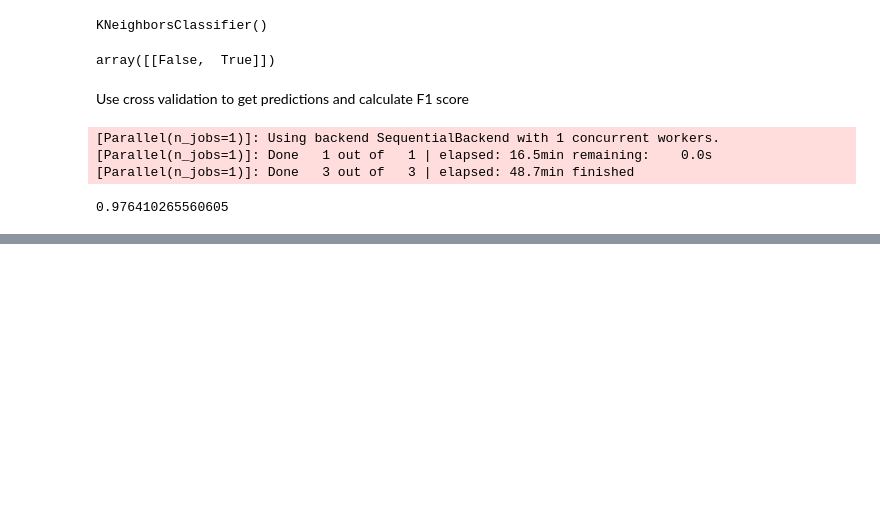
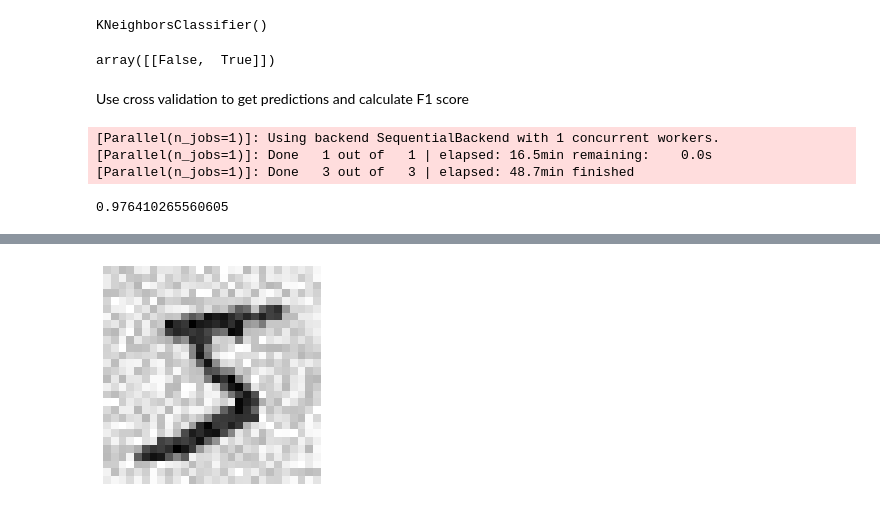
Before and after one commit to abhattacherjee/classification_mnist_digits, a Jupyter notebook: classification_mnist_digits.ipynb, the cells around one changed output, grey strips where cells are left out. Drawn from its saved outputs; the diff is of its cells as text; code cells hidden in the pictures; blank space fills up the shorter version.

```diff
--- a/classification_mnist_digits.ipynb
+++ b/classification_mnist_digits.ipynb
@@ -515,0 +521,12 @@ f1_score(y_multilabel, y_train_knn_pred, average='macro')
+# %%
+noise = np.random.randint(0, 100, (len(X_train), 784))
+X_train_mod = X_train + noise # element wise addition
+noise = np.random.randint(0, 100, (len(X_test), 784))
+X_test_mod = X_test + noise
+
+y_train_mod = X_train
+y_test_mod = X_test
+# %%
+plot_digit(X_train_mod[0])
+# %% [output]
+[figure, added]
```
Also changed, not shown: parts of 5 cells of this notebook.
